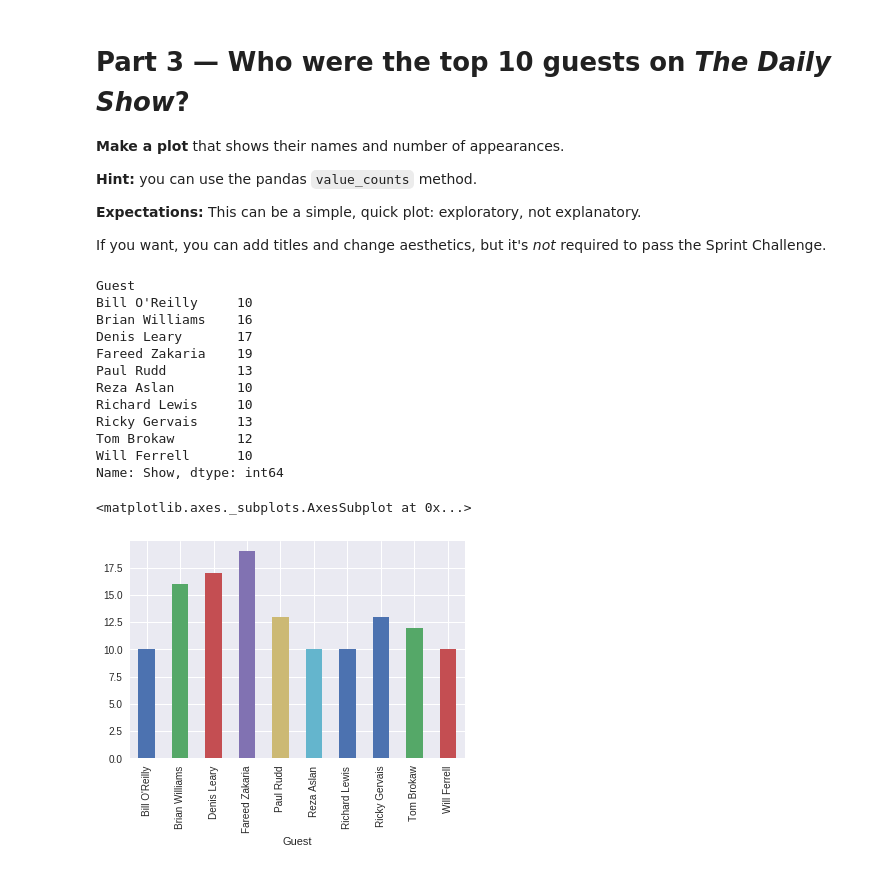
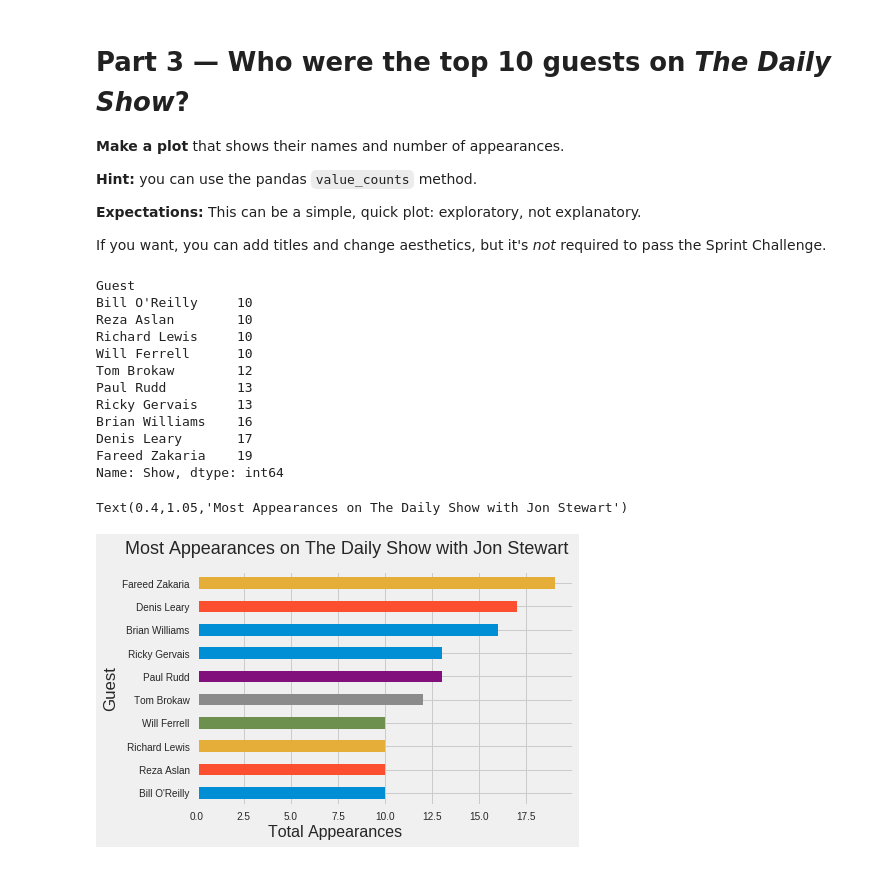
Before and after one commit to bloominstituteoftechnology/DS-Sprint-02-Storytelling-With-Data, a Jupyter notebook: DS_Unit_1_Sprint_Challenge_2.ipynb, the cells around one changed output. Cells and saved outputs as stored; diff of their text form; code cells hidden in the pictures.

```diff
--- a/DS_Unit_1_Sprint_Challenge_2.ipynb
+++ b/DS_Unit_1_Sprint_Challenge_2.ipynb
@@ -112,22 +123,27 @@ If you want, you can add titles and change aesthetics, but it's _not_ required t
 
 mvp = df.groupby('Guest').Show.count()
 topten = mvp[mvp>9]
+topten = topten.sort_values()
 topten.head(10)
 # %% [output]
 Guest
 Bill O'Reilly     10
+Reza Aslan        10
+Richard Lewis     10
+Will Ferrell      10
+Tom Brokaw        12
+Paul Rudd         13
+Ricky Gervais     13
 Brian Williams    16
 Denis Leary       17
 Fareed Zakaria    19
-Paul Rudd         13
-Reza Aslan        10
-Richard Lewis     10
-Ricky Gervais     13
-Tom Brokaw        12
-Will Ferrell      10
 Name: Show, dtype: int64
-# %%
-topten.plot.bar()
-# %% [output]
-<matplotlib.axes._subplots.AxesSubplot at 0x...>
-[figure, removed]
+# %%
+stars='Most Appearances on The Daily Show with Jon Stewart'
+app='Total Appearances'
+topten.plot.barh()
+plt.suptitle(app, y=.0, x=.4, fontsize=16);
+plt.title(stars,y=1.05, x=.4, fontsize=18)
+# %% [output]
+Text(0.4,1.05,'Most Appearances on The Daily Show with Jon Stewart')
+[figure, added]
```
Also changed, not shown: parts of 16 cells of this notebook.
